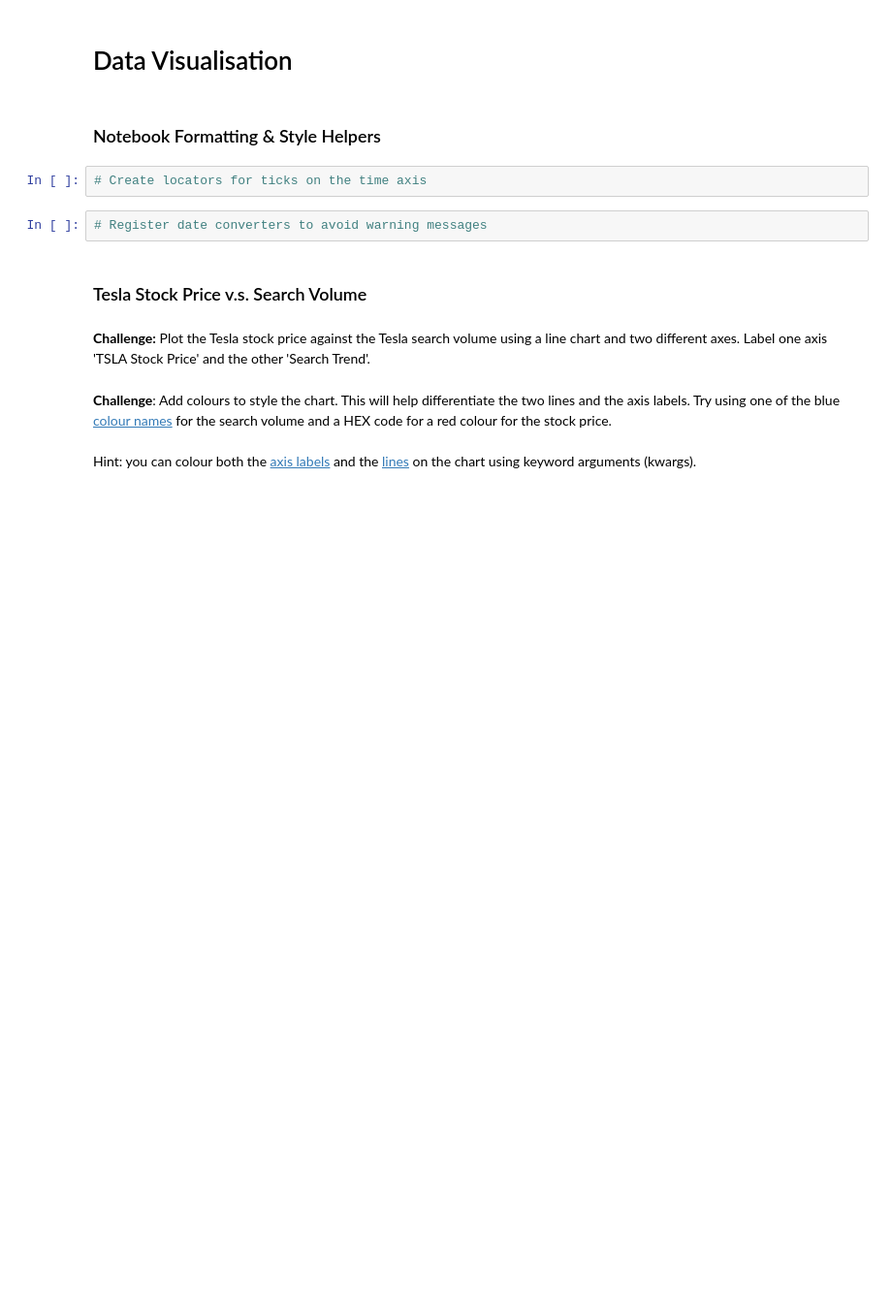
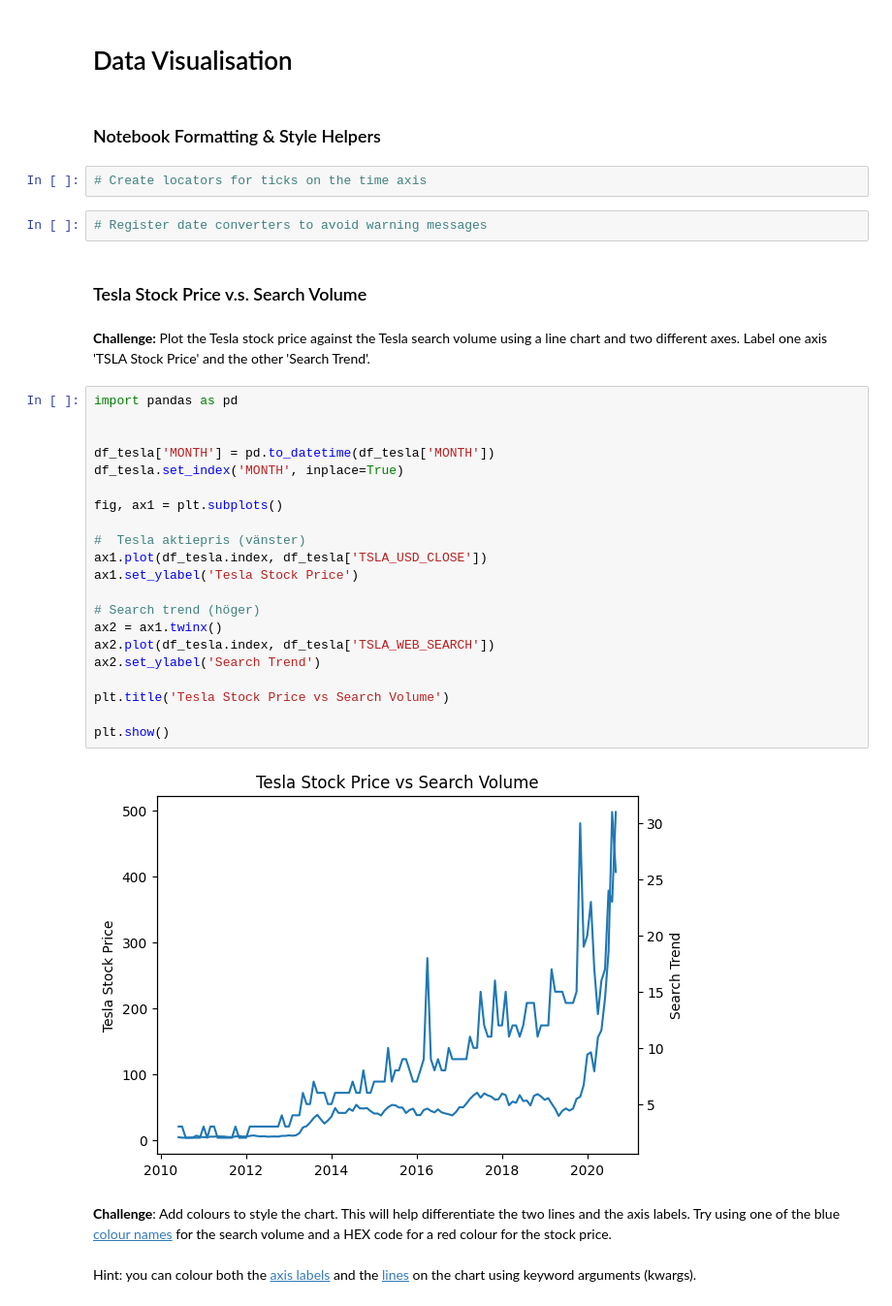
Before and after one commit to Response201/Python_Pro_Bootcamp_Day_16_to_100, a Jupyter notebook: Day 75/Project - Google Trends and Data Visualisation/Google_Trends_and_Data_Visualisation.ipynb, the cells around one changed output. Shown at 97% size. Saved outputs shown, nothing was run; the diff lists cells and outputs as text; blank space fills up the shorter version.

Commit message:
75 - Project - Google Trends and Data Visualisation

```diff
--- a/Day 75/Project - Google Trends and Data Visualisation/Google_Trends_and_Data_Visualisation.ipynb
+++ b/Day 75/Project - Google Trends and Data Visualisation/Google_Trends_and_Data_Visualisation.ipynb
@@ -206,6 +198,29 @@ Freq: ME, dtype: int64
 ### Tesla Stock Price v.s. Search Volume
 # %% [markdown]
 **Challenge:** Plot the Tesla stock price against the Tesla search volume using a line chart and two different axes. Label one axis 'TSLA Stock Price' and the other 'Search Trend'.
+# %%
+import pandas as pd
+
+
+df_tesla['MONTH'] = pd.to_datetime(df_tesla['MONTH'])
+df_tesla.set_index('MONTH', inplace=True)
+
+fig, ax1 = plt.subplots()
+
+#  Tesla aktiepris (vänster)
+ax1.plot(df_tesla.index, df_tesla['TSLA_USD_CLOSE'])
+ax1.set_ylabel('Tesla Stock Price')
+
+# Search trend (höger)
+ax2 = ax1.twinx()
+ax2.plot(df_tesla.index, df_tesla['TSLA_WEB_SEARCH'])
+ax2.set_ylabel('Search Trend')
+
+plt.title('Tesla Stock Price vs Search Volume')
+
+plt.show()
+# %% [output]
+[figure, added]
 # %% [markdown]
 **Challenge**: Add colours to style the chart. This will help differentiate the two lines and the axis labels. Try using one of the blue [colour names](https://matplotlib.org/3.1.1/gallery/color/named_colors.html) for the search volume and a HEX code for a red colour for the stock price.
 <br>
```
Also changed, not shown: parts of 8 cells of this notebook.
